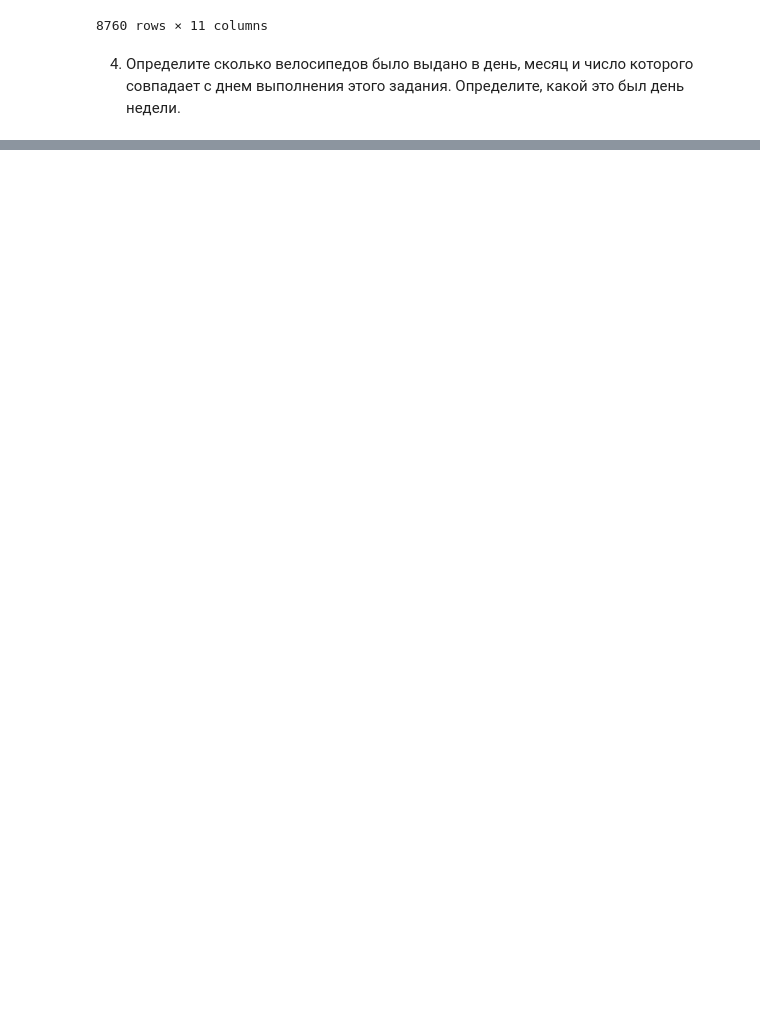
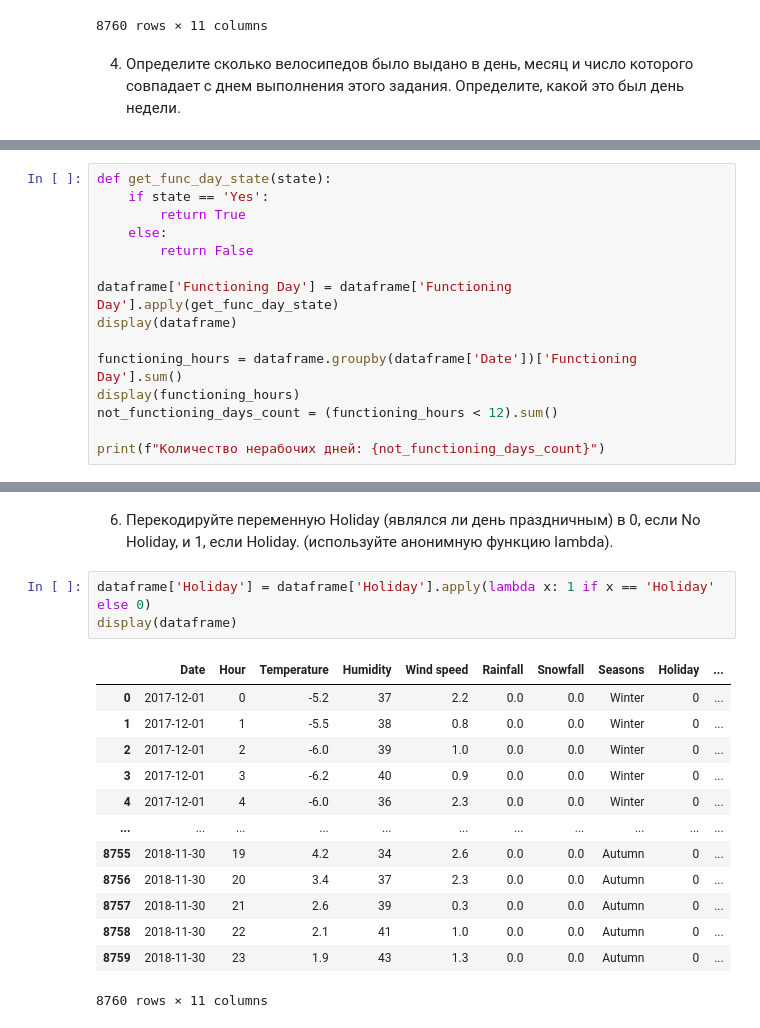
Before and after one commit to Garapace/SMIP, a Jupyter notebook: lab2/main.ipynb, the cells around one changed output, grey strips where cells are left out. Cells and saved outputs as stored; diff of their text form; blank space fills up the shorter version.

```diff
--- a/lab2/main.ipynb
+++ b/lab2/main.ipynb
@@ -106,0 +115,15 @@ SyntaxError: invalid syntax. Perhaps you forgot a comma? (3379772311.py, line 17
+# %%
+def get_func_day_state(state):
+    if state == 'Yes':
+        return True
+    else:
+        return False
+
+dataframe['Functioning Day'] = dataframe['Functioning Day'].apply(get_func_day_state)
+display(dataframe)
+
+functioning_hours = dataframe.groupby(dataframe['Date'])['Functioning Day'].sum()
+display(functioning_hours)
+not_functioning_days_count = (functioning_hours < 12).sum()
+
+print(f"Количество нерабочих дней: {not_functioning_days_count}")
@@ -106,0 +158,19 @@ SyntaxError: invalid syntax. Perhaps you forgot a comma? (3379772311.py, line 17
+# %% [markdown]
+6) Перекодируйте переменную Holiday (являлся ли день праздничным) в 0, если No Holiday, и 1, если Holiday. (используйте анонимную функцию lambda).
+# %%
+dataframe['Holiday'] = dataframe['Holiday'].apply(lambda x: 1 if x == 'Holiday' else 0)
+display(dataframe)
+# %% [output]
+|  | Date | Hour | Temperature | Humidity | Wind speed | Rainfall | Snowfall | Seasons | Holiday | ... |
+| 0 | 2017-12-01 | 0 | -5.2 | 37 | 2.2 | 0.0 | 0.0 | Winter | 0 | ... |
+| 1 | 2017-12-01 | 1 | -5.5 | 38 | 0.8 | 0.0 | 0.0 | Winter | 0 | ... |
+| 2 | 2017-12-01 | 2 | -6.0 | 39 | 1.0 | 0.0 | 0.0 | Winter | 0 | ... |
+| 3 | 2017-12-01 | 3 | -6.2 | 40 | 0.9 | 0.0 | 0.0 | Winter | 0 | ... |
+| 4 | 2017-12-01 | 4 | -6.0 | 36 | 2.3 | 0.0 | 0.0 | Winter | 0 | ... |
+| ... | ... | ... | ... | ... | ... | ... | ... | ... | ... | ... |
+| 8755 | 2018-11-30 | 19 | 4.2 | 34 | 2.6 | 0.0 | 0.0 | Autumn | 0 | ... |
+| 8756 | 2018-11-30 | 20 | 3.4 | 37 | 2.3 | 0.0 | 0.0 | Autumn | 0 | ... |
+| 8757 | 2018-11-30 | 21 | 2.6 | 39 | 0.3 | 0.0 | 0.0 | Autumn | 0 | ... |
+| 8758 | 2018-11-30 | 22 | 2.1 | 41 | 1.0 | 0.0 | 0.0 | Autumn | 0 | ... |
+| 8759 | 2018-11-30 | 23 | 1.9 | 43 | 1.3 | 0.0 | 0.0 | Autumn | 0 | ... |
+8760 rows × 11 columns
```
Also changed, not shown: parts of 11 cells of this notebook.
